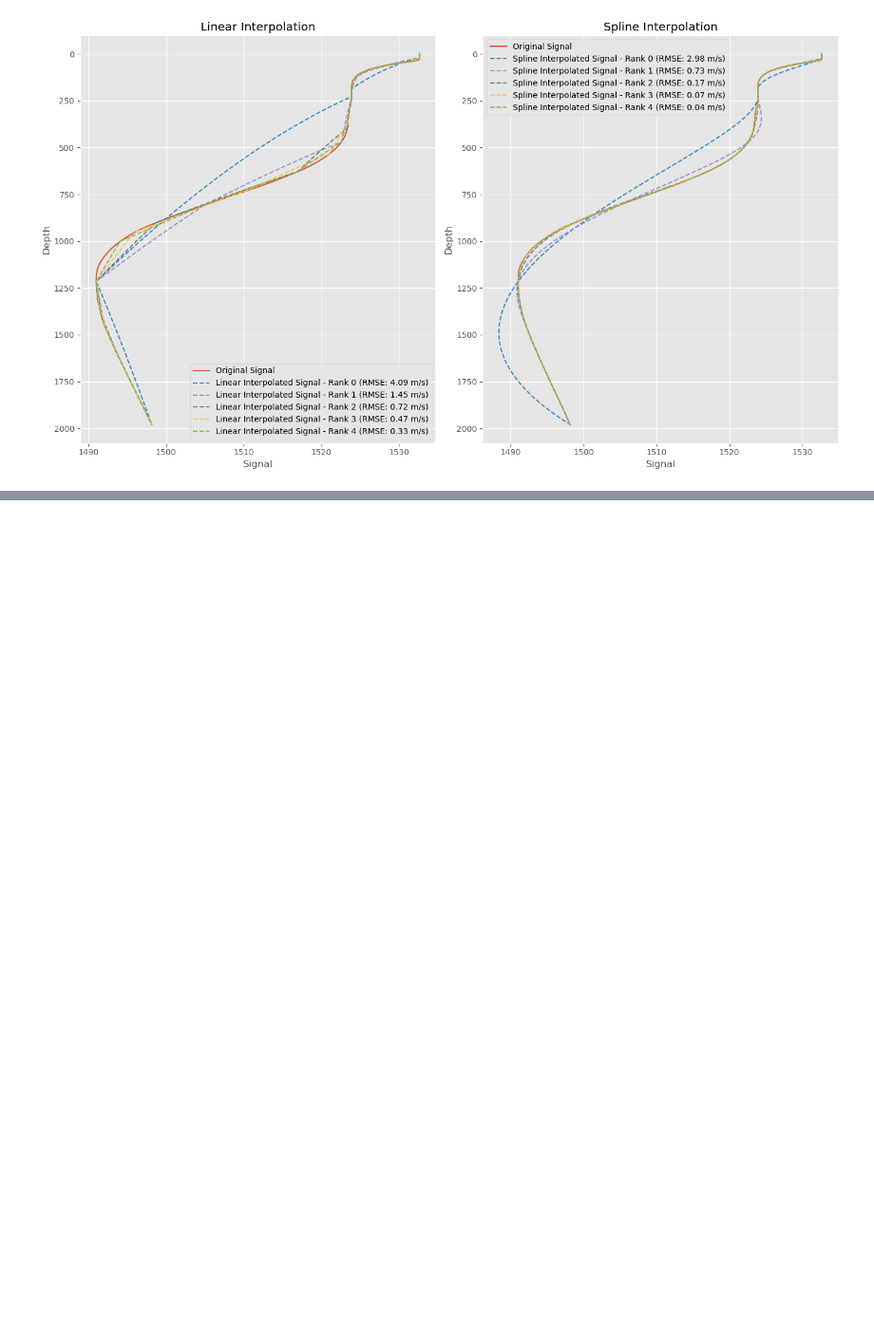
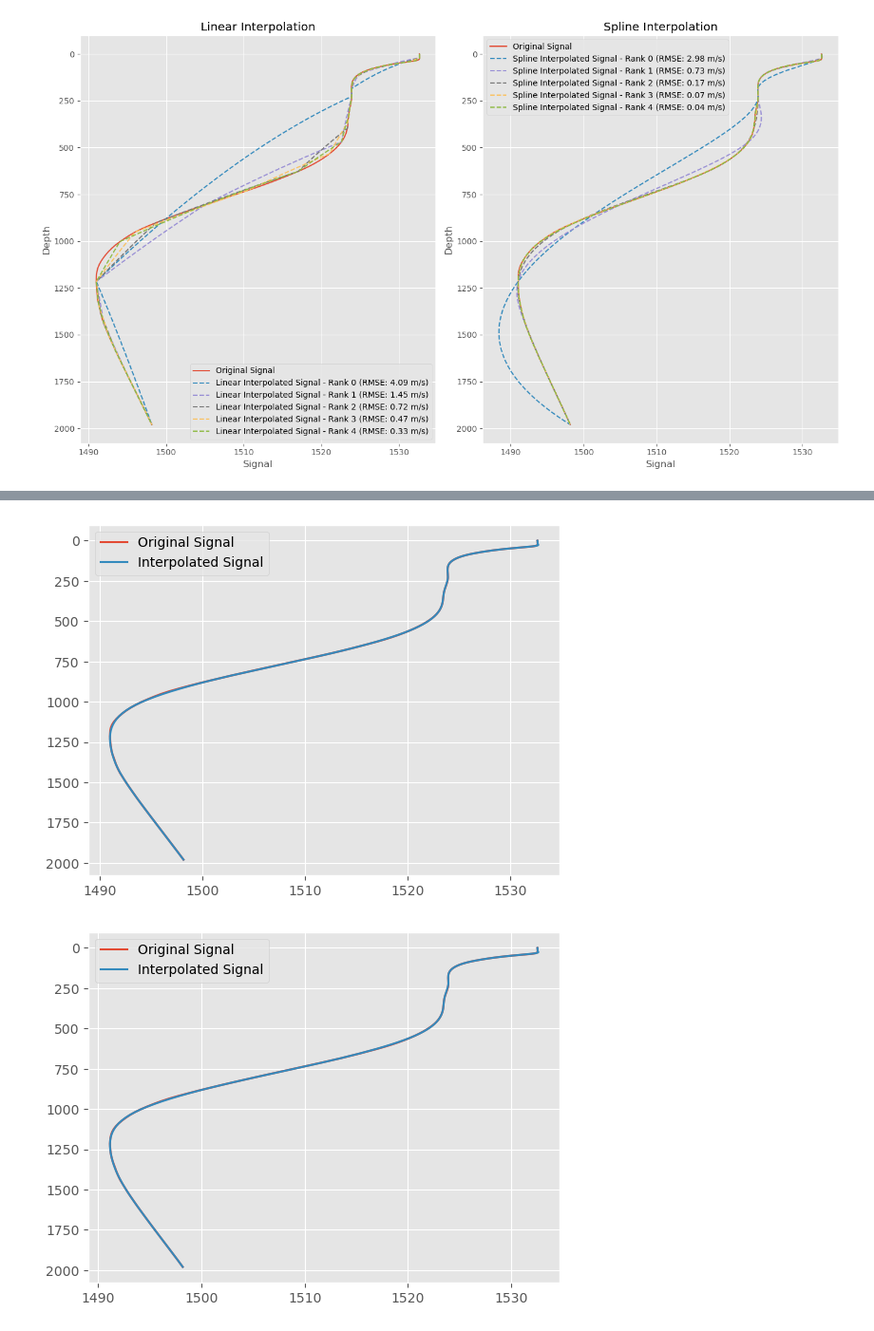
Before and after one commit to CIA-Oceanix/FASCINATION, a Jupyter notebook: notebooks/end_point_fit.ipynb, the cells around one changed output, grey strips where cells are left out. Shown at 95% size. Saved outputs shown, nothing was run; the diff lists cells and outputs as text; code cells hidden in the pictures; blank space fills up the shorter version.

```diff
--- a/notebooks/end_point_fit.ipynb
+++ b/notebooks/end_point_fit.ipynb
@@ -209,0 +319,3 @@ data = da.data
+# %%
+interpolation_pts_idx = get_interpolation_points_idx(min_max_idx)
+interpolation_pts_idx
@@ -209,0 +461,3 @@ data = da.data
+# %%
+data = data.transpose(0,2,3,1).reshape(-1, data.shape[1])
+data.shape
@@ -209,0 +466,3 @@ data = da.data
+# %%
+min_max_idx = get_min_max_idx(data, axs=1, pad=True)
+min_max_idx.shape
@@ -209,0 +486,27 @@ data = da.data
+# %%
+n_signals = min_max_idx.shape[0]
+max_length = min_max_idx.shape[1]
+
+interpolated_idx_arr = []
+interpolated_val_arr = []
+
+for i in tqdm(range(10)):
+    signal_interpolation_idx = get_interpolation_points_idx(min_max_idx[i], axis=0, reduction_rank=1)
+    signal_interpolation_values =  np.take(data[i], signal_interpolation_idx, axis=0)
+
+    # Create an array filled with nan values
+    interpolated_idx = np.full(max_length, np.nan)
+    interpolated_values = np.full(max_length, np.nan)
+    # Place the indices in the appropriate positions
+    interpolated_idx[signal_interpolation_idx] = signal_interpolation_idx
+    interpolated_idx_arr.append(interpolated_idx)
+
+    ninterpolated_values = np.take(data[i], signal_interpolation_idx, axis=0)
+    interpolated_values[signal_interpolation_idx] = ninterpolated_values
+    interpolated_val_arr.append(interpolated_values)
+
+
+
+# Convert the result list to a numpy array
+interpolated_idx_arr = np.array(interpolated_idx_arr)
+interpolated_val_arr = np.array(interpolated_val_arr)
@@ -209,0 +616,10 @@ data = da.data
+# %%
+for i in range(10):
+    plt.plot(data[i],depth_arr, label='Original Signal')
+    plt.plot(test[i],depth_arr, label='Interpolated Signal')
+    plt.gca().invert_yaxis()
+    plt.legend()
+    plt.show()
+# %% [output]
+[figure, added]
+[figure, added]
```
Also changed, not shown: parts of 28 cells of this notebook, 28 other files.
